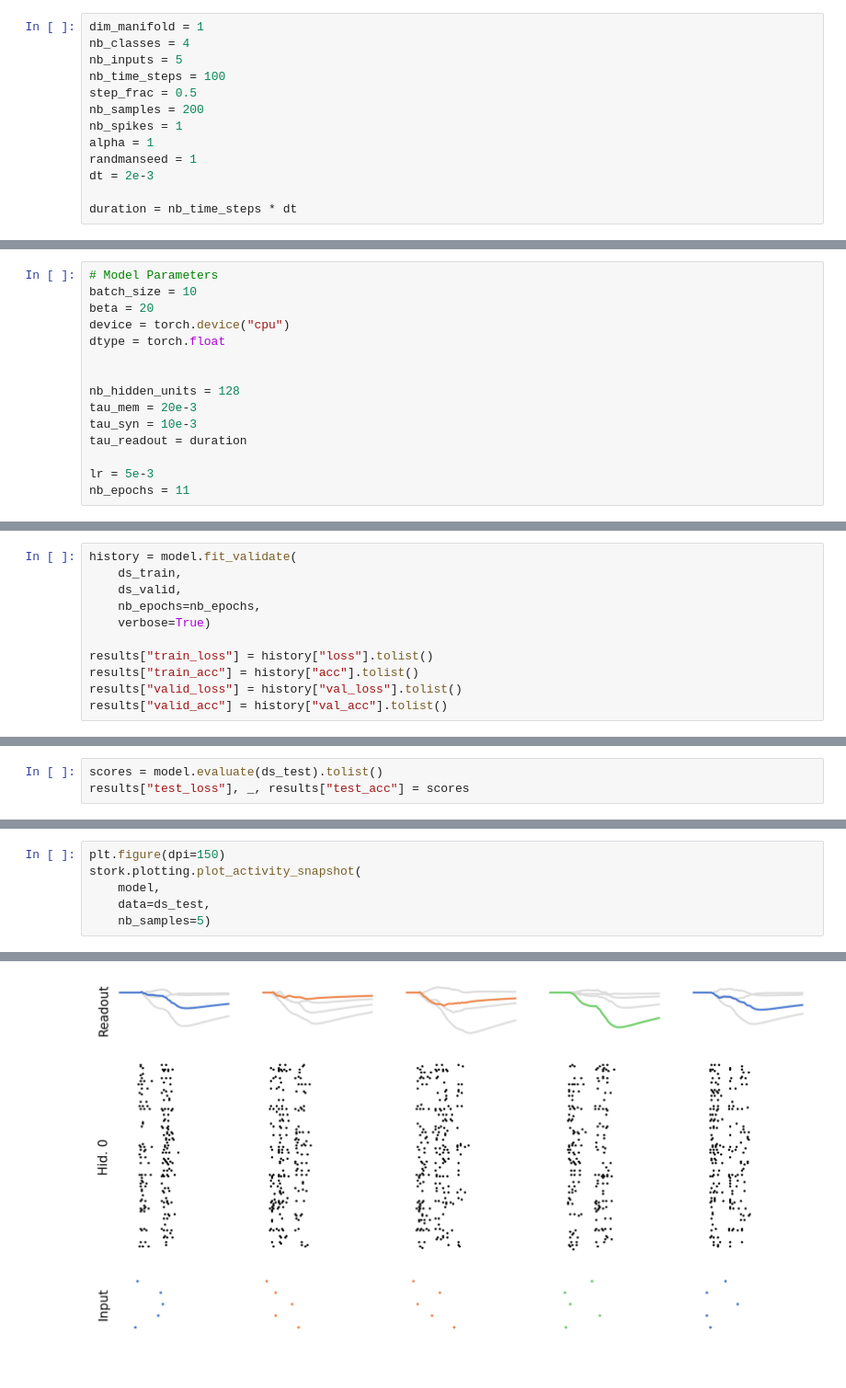
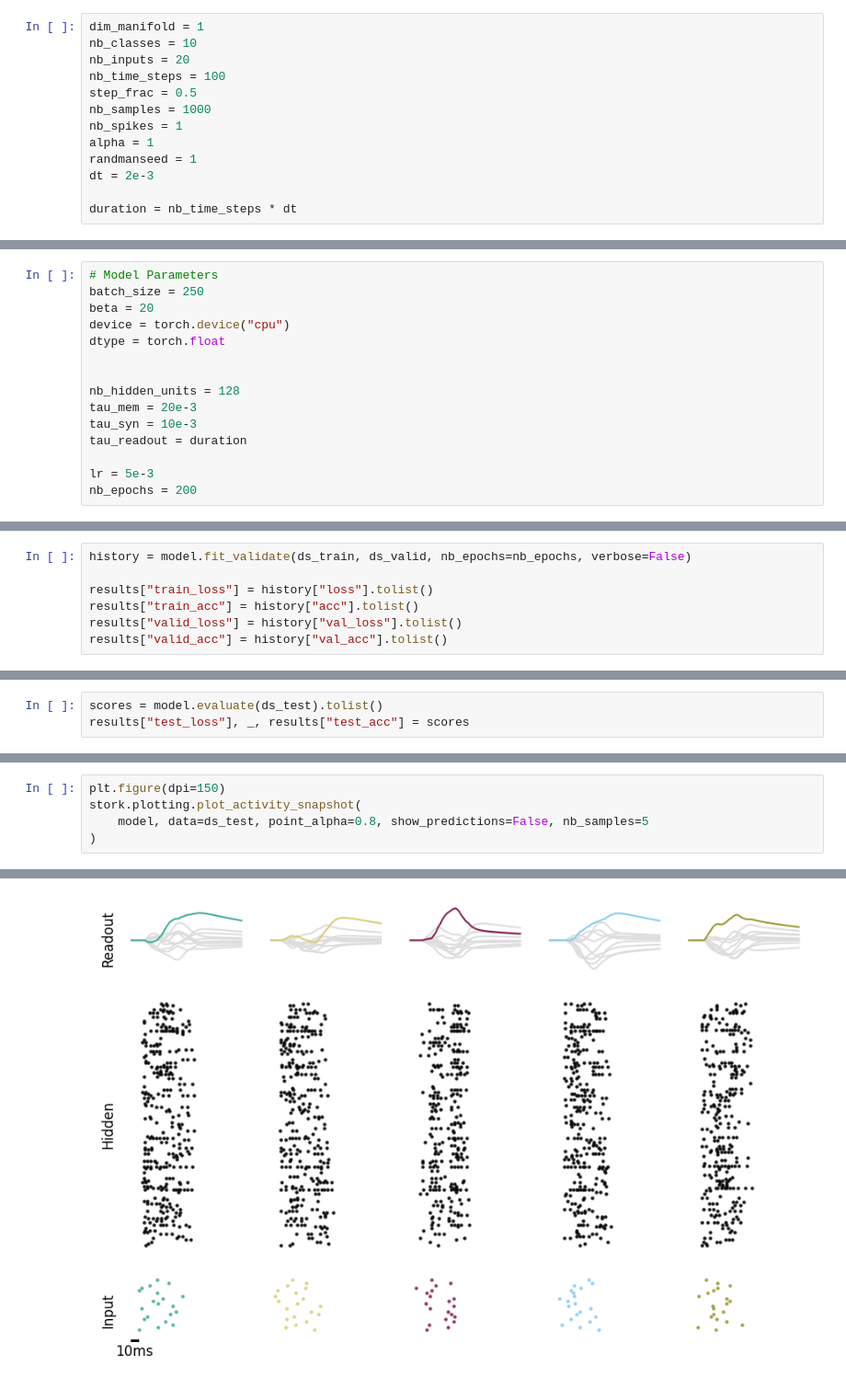
Before and after one commit to jgygax/stork-1, a Jupyter notebook: examples/01_Shallow_SNN_Randman.ipynb, the cells around one changed output, grey strips where cells are left out. Shown: that part at 92% size. Drawn from its saved outputs; the diff is of its cells as text.

```diff
--- a/examples/01_Shallow_SNN_Randman.ipynb
+++ b/examples/01_Shallow_SNN_Randman.ipynb
@@ -23,11 +23,11 @@ from stork.initializers import FluctuationDrivenCenteredNormalInitializer
 Specify the Dataset Parameters
 # %%
 dim_manifold = 1
-nb_classes = 4
-nb_inputs = 5
+nb_classes = 10
+nb_inputs = 20
 nb_time_steps = 100
 step_frac = 0.5
-nb_samples = 200
+nb_samples = 1000
 nb_spikes = 1
 alpha = 1
 randmanseed = 1
@@ -74,7 +74,7 @@ sns.despine()
 ## Set up the model
 # %%
 # Model Parameters
-batch_size = 10
+batch_size = 250
 beta = 20
 device = torch.device("cpu")
 dtype = torch.float
@@ -86,7 +86,7 @@ tau_syn = 10e-3
 tau_readout = duration
 
 lr = 5e-3
-nb_epochs = 11
+nb_epochs = 200
 # %%
 act_fn = stork.activations.SuperSpike
 act_fn.beta = beta
@@ -201,11 +200,7 @@ stork.plotting.plot_activity_snapshot(
 
 takes around 13-20 minutes
 # %%
-history = model.fit_validate(
-    ds_train,
-    ds_valid,
-    nb_epochs=nb_epochs,
-    verbose=True)
+history = model.fit_validate(ds_train, ds_valid, nb_epochs=nb_epochs, verbose=False)
 
 results["train_loss"] = history["loss"].tolist()
 results["train_acc"] = history["acc"].tolist()
@@ -254,7 +247,6 @@ Test acc.:  32.5 %
 # %%
 plt.figure(dpi=150)
 stork.plotting.plot_activity_snapshot(
-    model,
-    data=ds_test,
-    nb_samples=5)
+    model, data=ds_test, point_alpha=0.8, show_predictions=False, nb_samples=5
+)
 # %% [output]
@@ -263 +253 @@ stork.plotting.plot_activity_snapshot(
-[figure, old version]
+[figure, new version]
```
Also changed, not shown: parts of 8 cells of this notebook, 4 other files.
